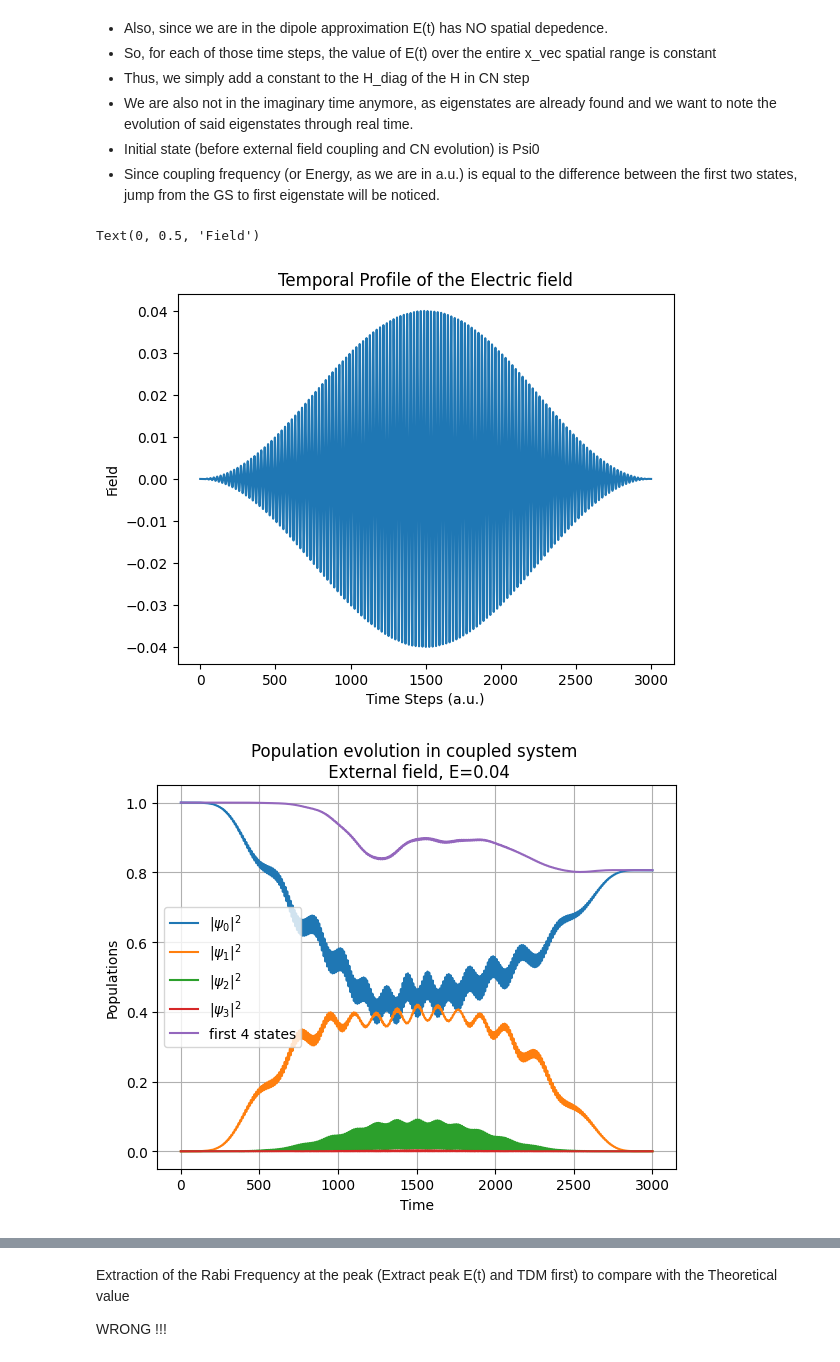
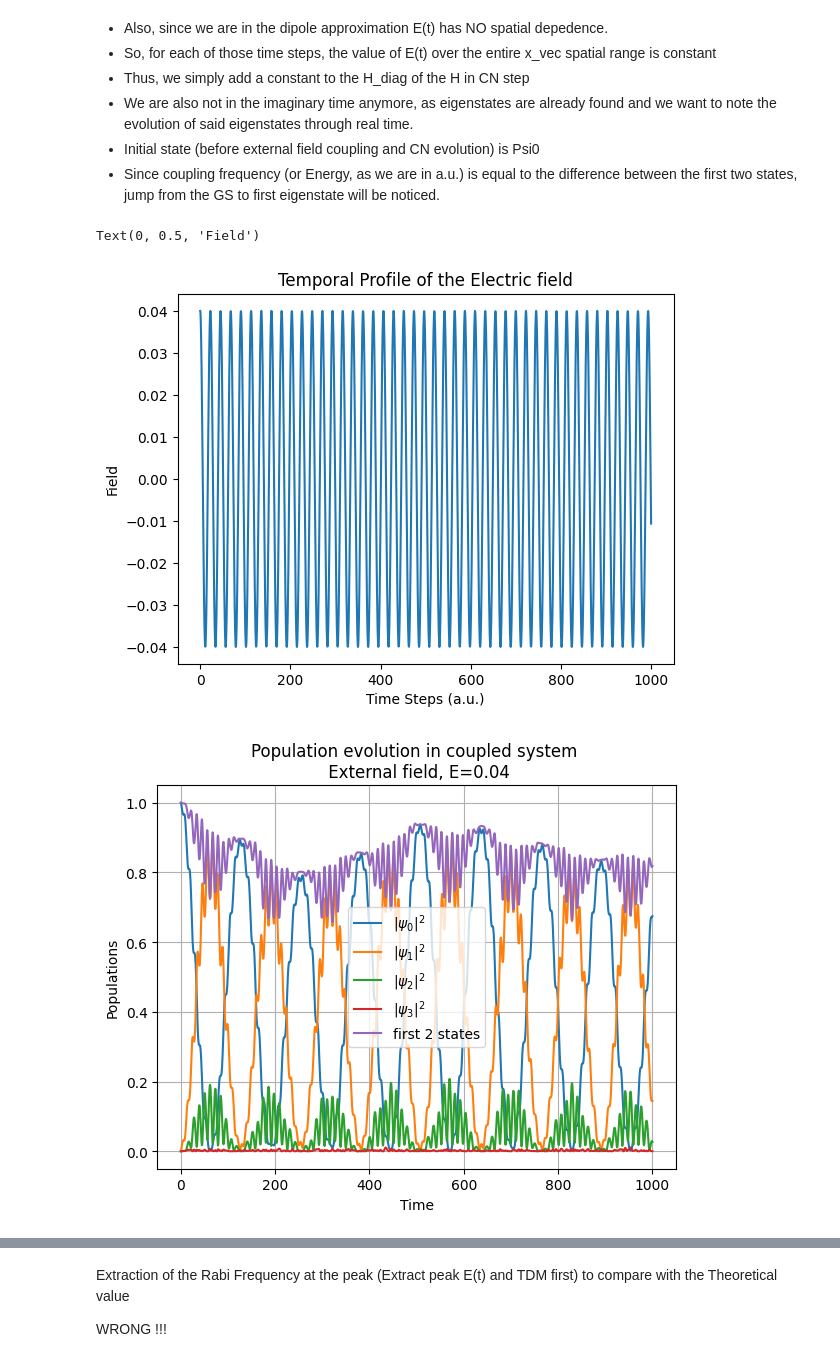
Before and after one commit to SoumyajeetMazumdar/CQMPP, a Jupyter notebook: EXAM/2_coupling_with_E_field.ipynb, the cells around one changed output, grey strips where cells are left out. Drawn from its saved outputs; the diff is of its cells as text; code cells hidden in the pictures.

```diff
--- a/EXAM/2_coupling_with_E_field.ipynb
+++ b/EXAM/2_coupling_with_E_field.ipynb
@@ -101,36 +101,37 @@ psi2 = np.load("psi2.npy")
 psi3 = np.load("psi3.npy")
 a = np.load("a.npy")
 
 # grid details
 Delta_r = 0.2
 N = 500
 x_vec = np.linspace(-50, 50, N)
 
 V_softcore_vec = -1/np.sqrt(x_vec**2 + a**2)
 
 # Real time step (Δt) and time grid
 delta_t = 0.5
-T = 3000 # in a.u.
+T = 1000 # in a.u.
 t_vec = np.arange(0, T + delta_t, delta_t)
 
 # Rabi frequency for detuning
 Rabi_freq = 0.0452
 
 # External field
 E0 = 4e-2
 omega01 = (-0.2329 - -0.4999) # difference b/w GS and First State
 detuning = Rabi_freq/4
 omega = omega01 + detuning
-E_t_vec = E0 * np.cos(np.pi * (t_vec - T/2) / T)**2 * np.cos(omega * t_vec)
+# E_t_vec = E0 * np.cos(np.pi * (t_vec - T/2) / T)**2 * np.cos(omega * t_vec)
+E_t_vec = E0 * np.cos(omega * t_vec)
 
 # np.cos(np.pi * (t_vec - T/2) / T)**2 * np.cos(omega * t_vec)
 plt.title("Temporal Profile of the Electric field")
 plt.plot(t_vec[0:t_vec.size//1], E_t_vec[0:t_vec.size//1])
 plt.xlabel("Time Steps (a.u.)")
 plt.ylabel("Field")
 # %% [output]
 Text(0, 0.5, 'Field')
-[figure, old version]
+[figure, new version]
 # %%
 
 # CALCULATIONS
@@ -173,7 +174,7 @@ plt.plot(t_vec, populations0, label = "$|\psi_0|^2$")
 plt.plot(t_vec, populations1, label = "$|\psi_1|^2$")
 plt.plot(t_vec, populations2, label = "$|\psi_2|^2$")
 plt.plot(t_vec, populations3, label = "$|\psi_3|^2$")
-plt.plot(t_vec, populations0 + populations1 + populations2 + populations3, label = "first 4 states")
+plt.plot(t_vec, populations0 + populations1, label = "first 2 states")
 
 
 
@@ -185,7 +186,7 @@ plt.xlabel("Time")
 plt.grid()
 plt.tight_layout()
 # %% [output]
-[figure, old version]
+[figure, new version]
 # %%
 # dipole moment evolution plot
 plt.subplots(figsize=(6, 5))
```
Also changed, not shown: parts of 3 cells of this notebook.
